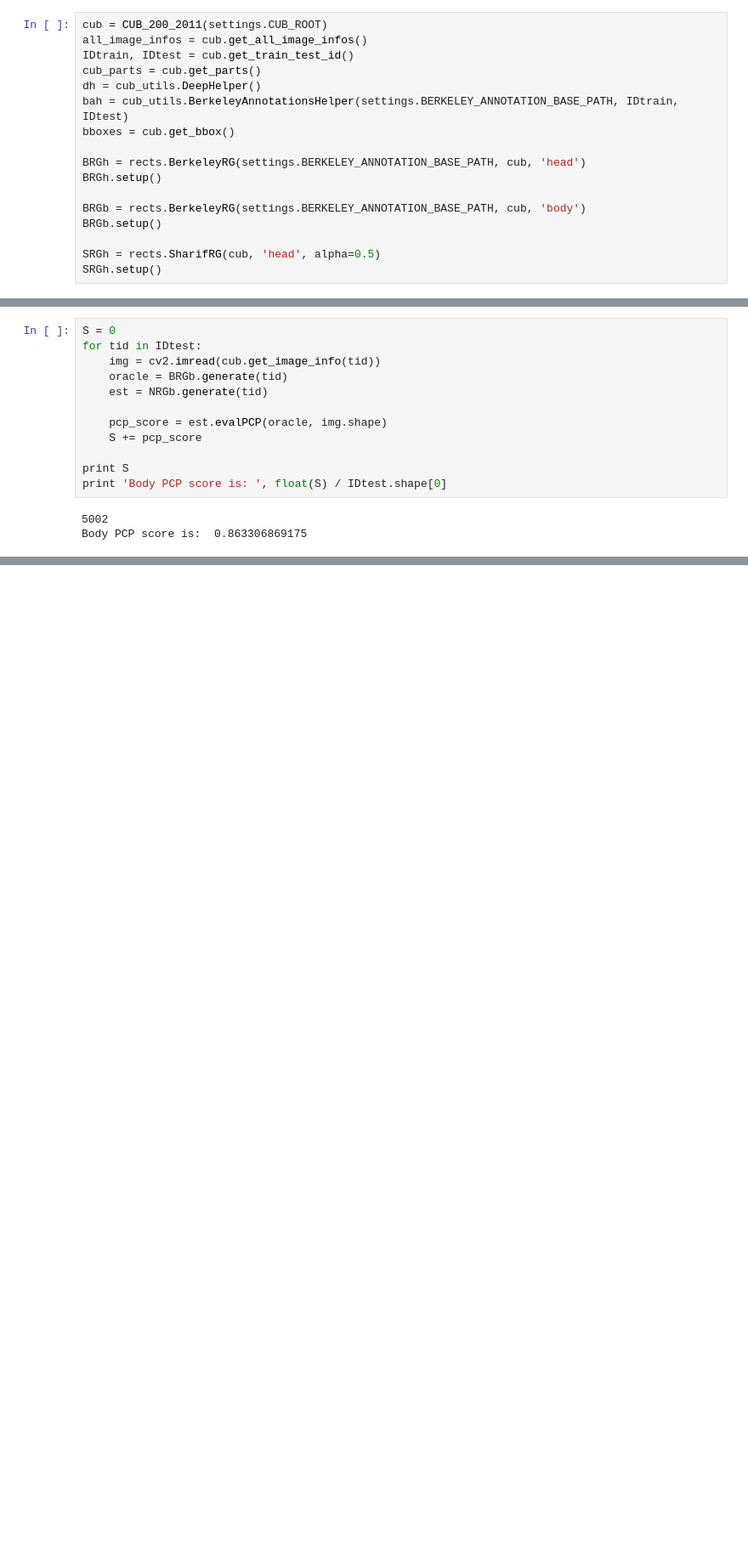
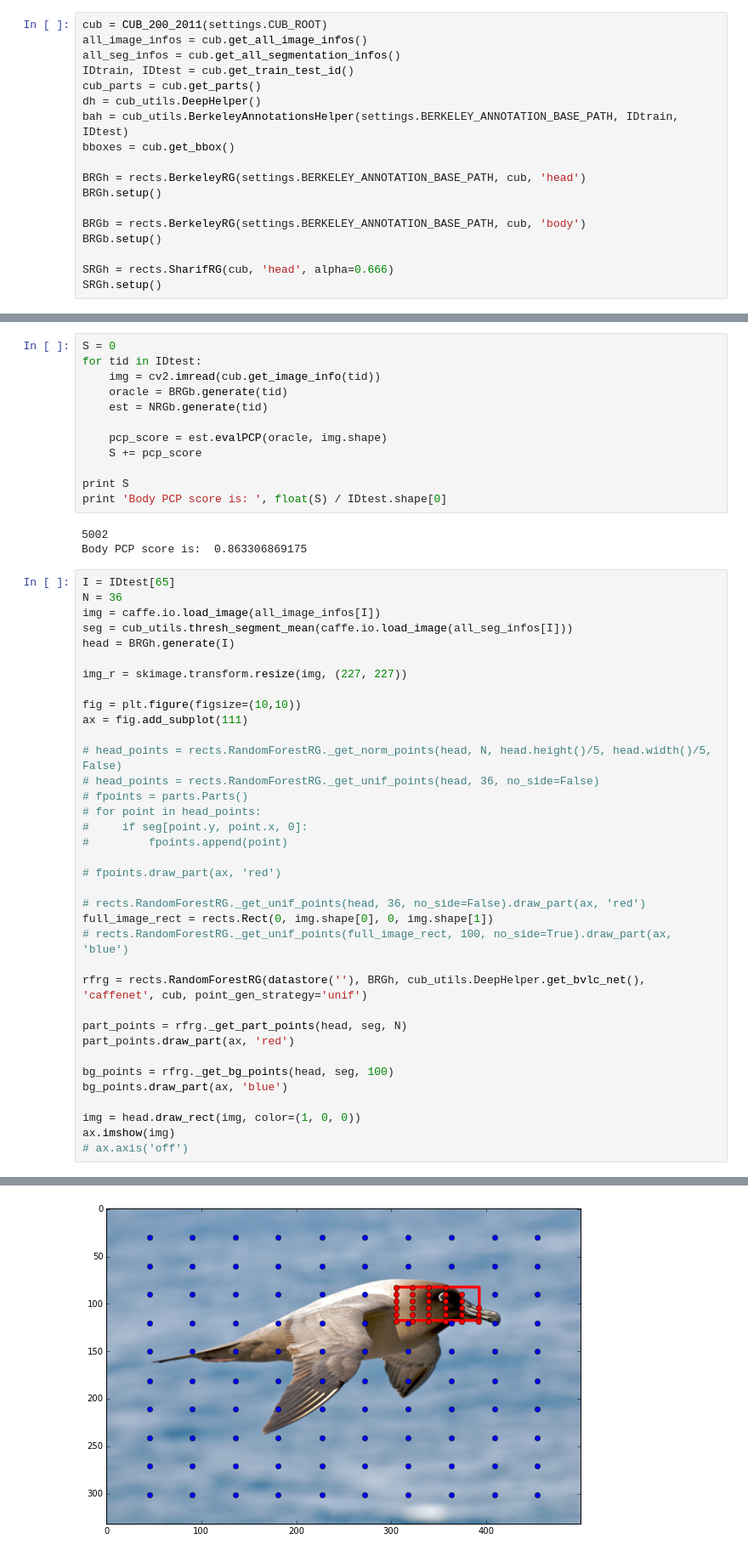
Before and after one commit to yassersouri/omgh, a Jupyter notebook: notebooks/Part Evaluation.ipynb, the cells around one changed output, grey strips where cells are left out. Shown at 85% size. Cells and saved outputs as stored; diff of their text form; blank space fills up the shorter version.

```diff
--- a/notebooks/Part Evaluation.ipynb
+++ b/notebooks/Part Evaluation.ipynb
@@ -21,6 +23,7 @@ import rects
 # %%
 cub = CUB_200_2011(settings.CUB_ROOT)
 all_image_infos = cub.get_all_image_infos()
+all_seg_infos = cub.get_all_segmentation_infos()
 IDtrain, IDtest = cub.get_train_test_id()
 cub_parts = cub.get_parts()
 dh = cub_utils.DeepHelper()
@@ -33,7 +36,7 @@ BRGh.setup()
 BRGb = rects.BerkeleyRG(settings.BERKELEY_ANNOTATION_BASE_PATH, cub, 'body')
 BRGb.setup()
 
-SRGh = rects.SharifRG(cub, 'head', alpha=0.5)
+SRGh = rects.SharifRG(cub, 'head', alpha=0.666)
 SRGh.setup()
 # %%
 ss_storage = datastore(settings.storage('ss-cache'))
@@ -88,3 +113,40 @@ print 'Body PCP score is: ', float(S) / IDtest.shape[0]
 # %% [output]
 5002
 Body PCP score is:  0.863306869175
+# %%
+I = IDtest[65]
+N = 36
+img = caffe.io.load_image(all_image_infos[I])
+seg = cub_utils.thresh_segment_mean(caffe.io.load_image(all_seg_infos[I]))
+head = BRGh.generate(I)
+
+img_r = skimage.transform.resize(img, (227, 227))
+
+fig = plt.figure(figsize=(10,10))
+ax = fig.add_subplot(111)
+
+# head_points = rects.RandomForestRG._get_norm_points(head, N, head.height()/5, head.width()/5, False)
+# head_points = rects.RandomForestRG._get_unif_points(head, 36, no_side=False)
+# fpoints = parts.Parts()
+# for point in head_points:
+#     if seg[point.y, point.x, 0]:
+#         fpoints.append(point)
+
+# fpoints.draw_part(ax, 'red')
+
+# rects.RandomForestRG._get_unif_points(head, 36, no_side=False).draw_part(ax, 'red')
+full_image_rect = rects.Rect(0, img.shape[0], 0, img.shape[1])
+# rects.RandomForestRG._get_unif_points(full_image_rect, 100, no_side=True).draw_part(ax, 'blue')
+
+rfrg = rects.RandomForestRG(datastore(''), BRGh, cub_utils.DeepHelper.get_bvlc_net(), 'caffenet', cub, point_gen_strategy='unif')
+
+part_points = rfrg._get_part_points(head, seg, N)
+part_points.draw_part(ax, 'red')
+
+bg_points = rfrg._get_bg_points(head, seg, 100)
+bg_points.draw_part(ax, 'blue')
+
+img = head.draw_rect(img, color=(1, 0, 0))
+ax.imshow(img)
+# ax.axis('off')
+# %% [output]
@@ -90,0 +154 @@ Body PCP score is:  0.863306869175
+[figure, added]
```
Also changed, not shown: parts of 8 cells of this notebook.
